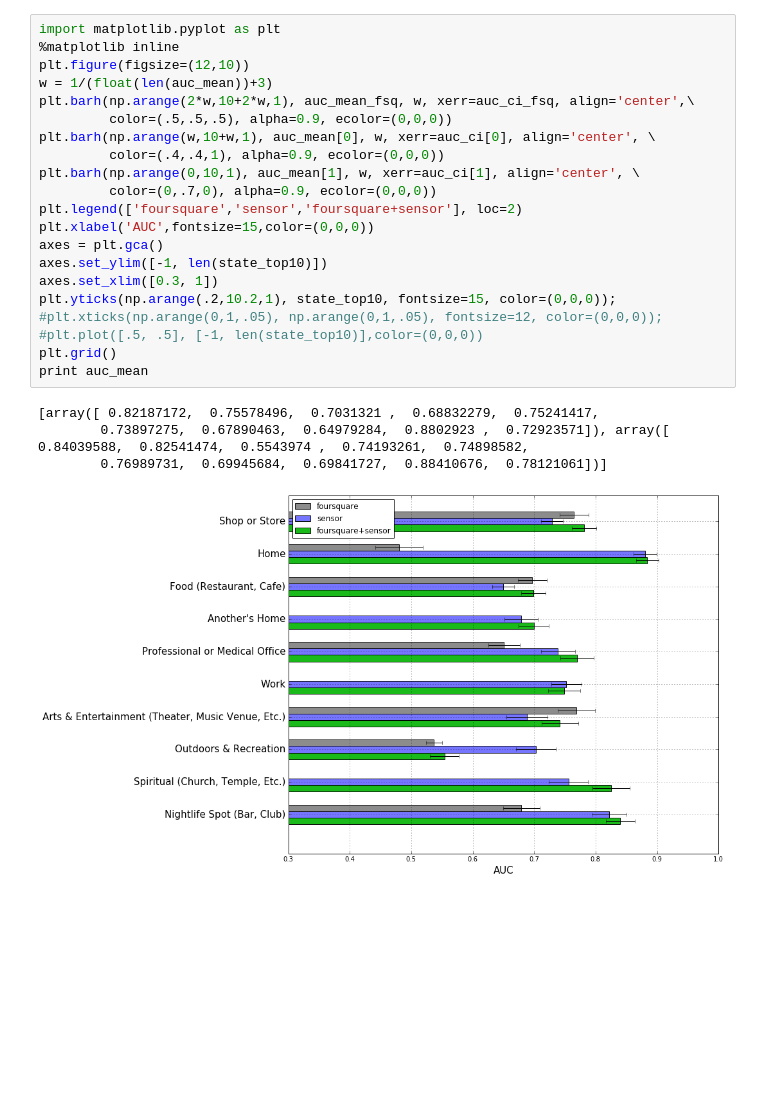
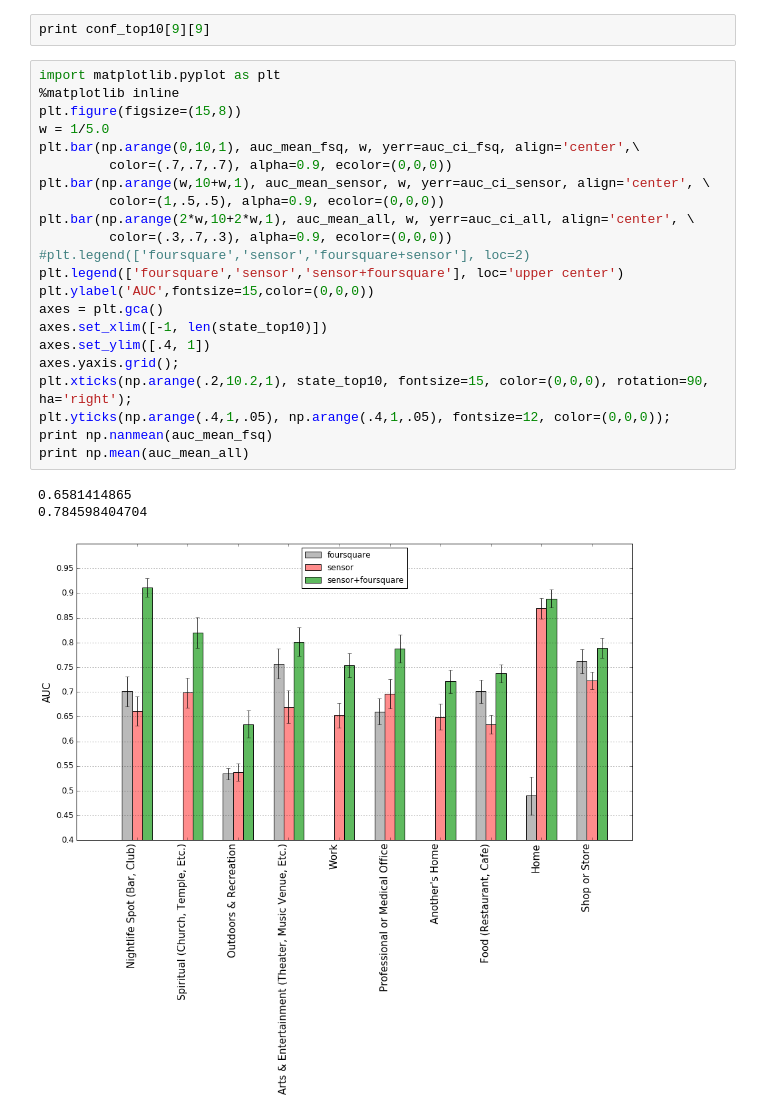
Before and after one commit to sosata/CS120DataAnalysis, a Jupyter notebook: SemanticLocation/show_accuracy_global.ipynb, the cells around one changed output. Saved outputs shown, nothing was run; the diff lists cells and outputs as text; blank space fills up the shorter version.

```diff
--- a/SemanticLocation/show_accuracy_global.ipynb
+++ b/SemanticLocation/show_accuracy_global.ipynb
@@ -78,27 +83,29 @@ print labels[0]
+# %%
+print conf_top10[9][9]
 # %%
 import matplotlib.pyplot as plt
 %matplotlib inline
-plt.figure(figsize=(12,10))
-w = 1/(float(len(auc_mean))+3)
-plt.barh(np.arange(2*w,10+2*w,1), auc_mean_fsq, w, xerr=auc_ci_fsq, align='center',\
-         color=(.5,.5,.5), alpha=0.9, ecolor=(0,0,0))
-plt.barh(np.arange(w,10+w,1), auc_mean[0], w, xerr=auc_ci[0], align='center', \
-         color=(.4,.4,1), alpha=0.9, ecolor=(0,0,0))
-plt.barh(np.arange(0,10,1), auc_mean[1], w, xerr=auc_ci[1], align='center', \
-         color=(0,.7,0), alpha=0.9, ecolor=(0,0,0))
-plt.legend(['foursquare','sensor','foursquare+sensor'], loc=2)
-plt.xlabel('AUC',fontsize=15,color=(0,0,0))
+plt.figure(figsize=(15,8))
+w = 1/5.0
+plt.bar(np.arange(0,10,1), auc_mean_fsq, w, yerr=auc_ci_fsq, align='center',\
+         color=(.7,.7,.7), alpha=0.9, ecolor=(0,0,0))
+plt.bar(np.arange(w,10+w,1), auc_mean_sensor, w, yerr=auc_ci_sensor, align='center', \
+         color=(1,.5,.5), alpha=0.9, ecolor=(0,0,0))
+plt.bar(np.arange(2*w,10+2*w,1), auc_mean_all, w, yerr=auc_ci_all, align='center', \
+         color=(.3,.7,.3), alpha=0.9, ecolor=(0,0,0))
+#plt.legend(['foursquare','sensor','foursquare+sensor'], loc=2)
+plt.legend(['foursquare','sensor','sensor+foursquare'], loc='upper center')
+plt.ylabel('AUC',fontsize=15,color=(0,0,0))
 axes = plt.gca()
-axes.set_ylim([-1, len(state_top10)])
-axes.set_xlim([0.3, 1])
-plt.yticks(np.arange(.2,10.2,1), state_top10, fontsize=15, color=(0,0,0));
-#plt.xticks(np.arange(0,1,.05), np.arange(0,1,.05), fontsize=12, color=(0,0,0));
-#plt.plot([.5, .5], [-1, len(state_top10)],color=(0,0,0))
-plt.grid()
-print auc_mean
+axes.set_xlim([-1, len(state_top10)])
+axes.set_ylim([.4, 1])
+axes.yaxis.grid();
+plt.xticks(np.arange(.2,10.2,1), state_top10, fontsize=15, color=(0,0,0), rotation=90, ha='right');
+plt.yticks(np.arange(.4,1,.05), np.arange(.4,1,.05), fontsize=12, color=(0,0,0));
+print np.nanmean(auc_mean_fsq)
+print np.mean(auc_mean_all)
 # %% [output]
-[array([ 0.82187172,  0.75578496,  0.7031321 ,  0.68832279,  0.75241417,
-        0.73897275,  0.67890463,  0.64979284,  0.8802923 ,  0.72923571]), array([ 0.84039588,  0.82541474,  0.5543974 ,  0.74193261,  0.74898582,
-        0.76989731,  0.69945684,  0.69841727,  0.88410676,  0.78121061])]
+0.6581414865
+0.784598404704
-[figure, old version]
+[figure, new version]
 # %%
```
Also changed, not shown: parts of 9 cells of this notebook, 8 other files.
